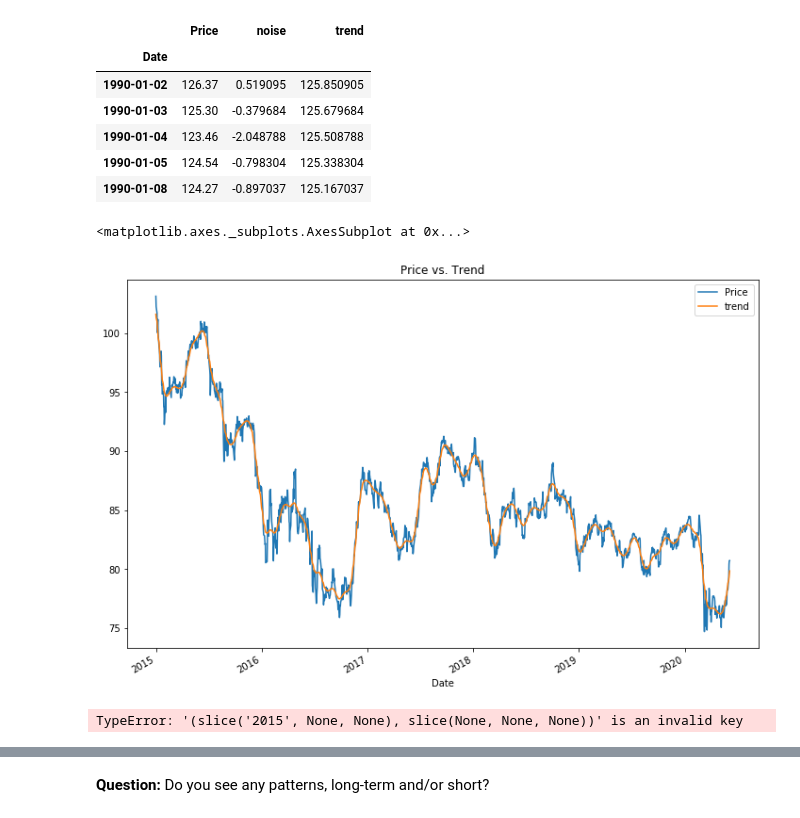
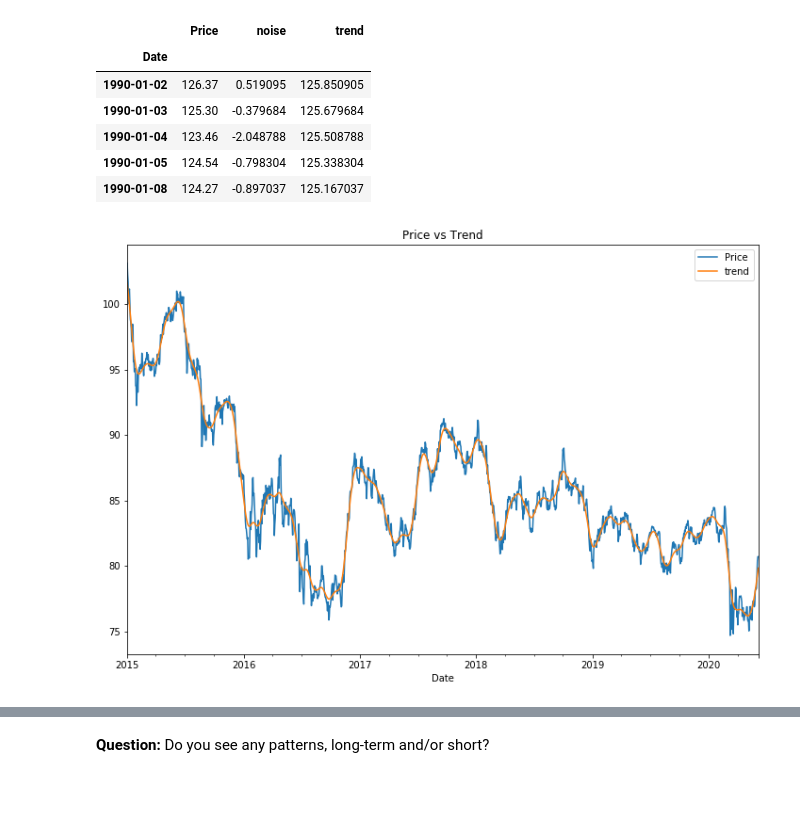
Before and after one commit to MarcusWhitelock/A-Yen-for-the-Future, a Jupyter notebook: Notebooks/time_series_analysis.ipynb, the cells around one changed output, grey strips where cells are left out. Drawn from its saved outputs; the diff is of its cells as text; code cells hidden in the pictures; blank space fills up the shorter version.

Commit message:
v 0.5 Time_series_analysis plot code cleaned and updated

```diff
--- a/Notebooks/time_series_analysis.ipynb
+++ b/Notebooks/time_series_analysis.ipynb
@@ -79,14 +79,7 @@ cad_jpy_erp.head()
 | 1990-01-05 | 124.54 | -0.798304 | 125.338304 |
 | 1990-01-08 | 124.27 | -0.897037 | 125.167037 |
 # %%
-plot_df = cad_jpy_erp['Price'].to_frame()
-plot_df['Price'] = plot_df.loc['2015':]
-plot_df['trend'] = cad_jpy_trend.loc['2015':].to_frame()
-plot_df.plot(title="Price vs. Trend", figsize=(12,8))
+plot_df = cad_jpy_erp.loc['2015': , ['Price', 'trend']]
+plot_df.plot(title="Price vs Trend", figsize=(12,8));
 # %% [output]
-<matplotlib.axes._subplots.AxesSubplot at 0x...>
-[figure, old version]
+[figure, new version]
-# %%
-cad_jpy_erp["2015":, :].plot()
-# %% [output]
-TypeError: '(slice('2015', None, None), slice(None, None, None))' is an invalid key
```
Also changed, not shown: parts of 2 cells of this notebook.
